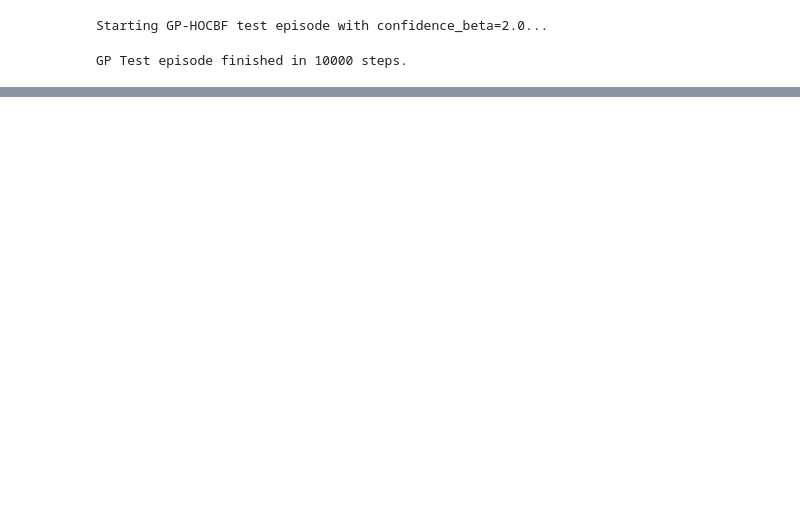
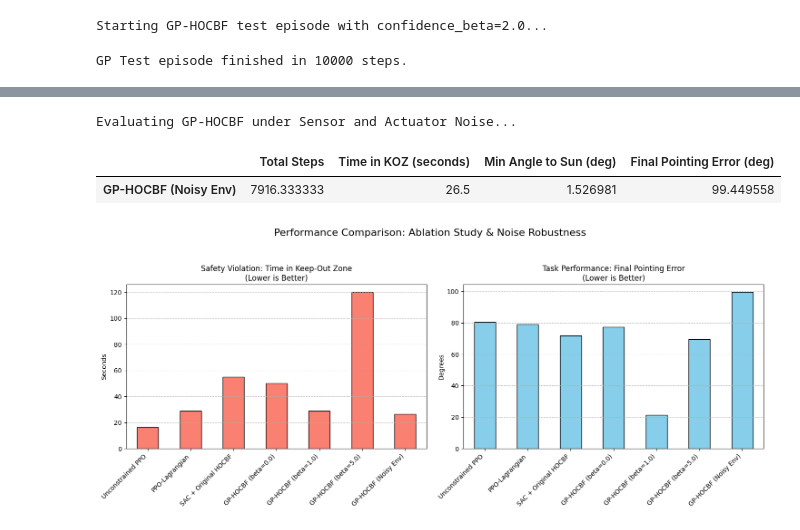
Before and after one commit to tylerdarwin3/control-barrier-functions, a Jupyter notebook: ME595_satellite_attitude_control_RL_CBFs.ipynb, the cells around one changed output, grey strips where cells are left out. Drawn from its saved outputs; the diff is of its cells as text; code cells hidden in the pictures; blank space fills up the shorter version.

Commit message:
v2 of exploratory analysis
Satellite Attitude Control using Soft Actor-Critic and CBFs to avoid a keep-out zone

```diff
--- a/ME595_satellite_attitude_control_RL_CBFs.ipynb
+++ b/ME595_satellite_attitude_control_RL_CBFs.ipynb
@@ -862,0 +1170,50 @@ display(comparison_df)
+# %%
+# Evaluate the robust GP-HOCBF under noisy conditions
+print("Evaluating GP-HOCBF under Sensor and Actuator Noise...")
+
+# Moderate noise levels (e.g., 2% sensor noise, 10% actuator noise)
+noisy_env = NoisyGPSpacecraftAttitudeEnv(
+    gp_cbf,
+    confidence_beta=3.0, # Increased beta for more conservatism in noisy conditions
+    sensor_std=0.02,
+    actuator_std=0.10
+)
+
+# Reuse the evaluation function from the ablation study
+noisy_results = evaluate_model_safety(model, noisy_env, num_episodes=3)
+
+# Display the results
+noisy_df = pd.DataFrame.from_dict({"GP-HOCBF (Noisy Env)": noisy_results}, orient='index')
+display(noisy_df)
+# %% [output]
+Evaluating GP-HOCBF under Sensor and Actuator Noise...
+|  | Total Steps | Time in KOZ (seconds) | Min Angle to Sun (deg) | Final Pointing Error (deg) |
+| GP-HOCBF (Noisy Env) | 7916.333333 | 26.5 | 1.526981 | 99.449558 |
+# %%
+import matplotlib.pyplot as plt
+import pandas as pd
+
+# Combine the ablation and noisy dataframes for a comprehensive comparison
+combined_df = pd.concat([ablation_df, noisy_df])
+
+fig, axes = plt.subplots(1, 2, figsize=(15, 6))
+
+# 1. Plot Time in Keep-Out Zone
+combined_df['Time in KOZ (seconds)'].plot(kind='bar', ax=axes[0], color='salmon', edgecolor='black')
+axes[0].set_title('Safety Violation: Time in Keep-Out Zone\n(Lower is Better)')
+axes[0].set_ylabel('Seconds')
+axes[0].set_xticklabels(axes[0].get_xticklabels(), rotation=45, ha='right')
+axes[0].grid(axis='y', linestyle='--', alpha=0.7)
+
+# 2. Plot Final Pointing Error
+combined_df['Final Pointing Error (deg)'].plot(kind='bar', ax=axes[1], color='skyblue', edgecolor='black')
+axes[1].set_title('Task Performance: Final Pointing Error\n(Lower is Better)')
+axes[1].set_ylabel('Degrees')
+axes[1].set_xticklabels(axes[1].get_xticklabels(), rotation=45, ha='right')
+axes[1].grid(axis='y', linestyle='--', alpha=0.7)
+
+plt.suptitle('Performance Comparison: Ablation Study & Noise Robustness', fontsize=16, y=1.05)
+plt.tight_layout()
+plt.show()
+# %% [output]
+[figure, added]
```
Also changed, not shown: parts of 30 cells of this notebook.
